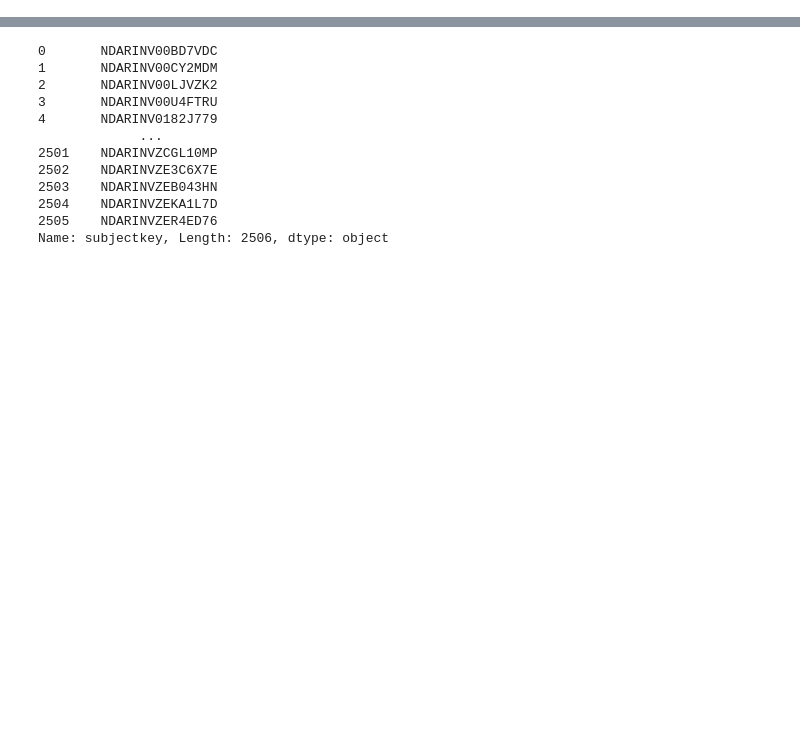
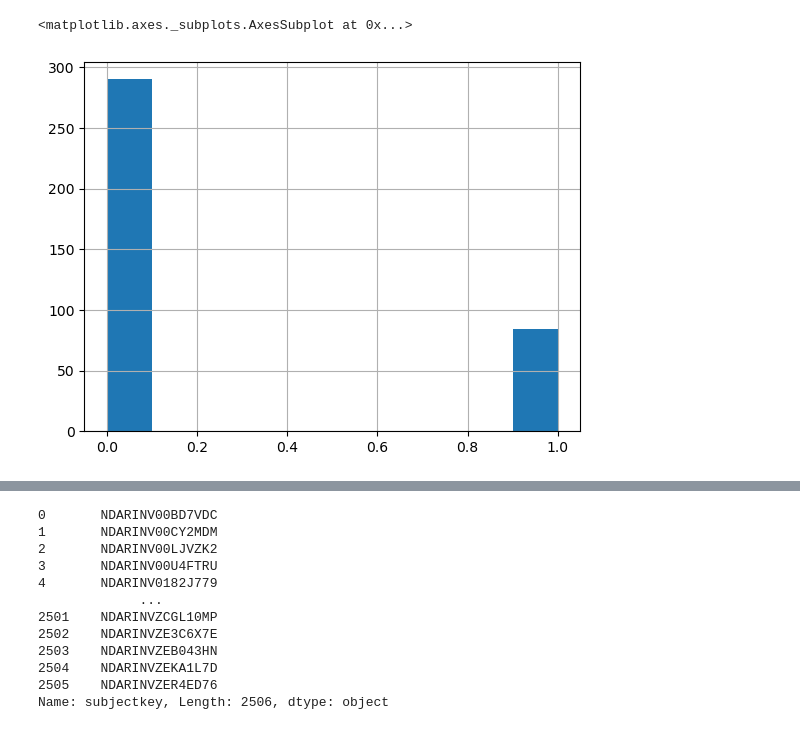
Before and after one commit to Transconnectome/ABCD-3DCNN, a Jupyter notebook: STEP_4_Multimodal-Learning/MultiChannel-Learning/contrastive_learning/codes/ADHD dataset analysis.ipynb, the cells around one changed output, grey strips where cells are left out. Drawn from its saved outputs; the diff is of its cells as text; code cells hidden in the pictures; blank space fills up the shorter version.

```diff
--- a/STEP_4_Multimodal-Learning/MultiChannel-Learning/contrastive_learning/codes/ADHD dataset analysis.ipynb
+++ b/STEP_4_Multimodal-Learning/MultiChannel-Learning/contrastive_learning/codes/ADHD dataset analysis.ipynb
@@ -5,0 +354,5 @@ con=pd.read_csv("/scratch/connectome/3DCNN/data/1.ABCD/4.demo_qc/ABCD_suicide_co
+# %%
+par['val'].labels['ADHD_TotalSymp_and_KSADS'].hist()
+# %% [output]
+<matplotlib.axes._subplots.AxesSubplot at 0x...>
+[figure, added]
```
Also changed, not shown: parts of 16 cells of this notebook, 11 other files.
